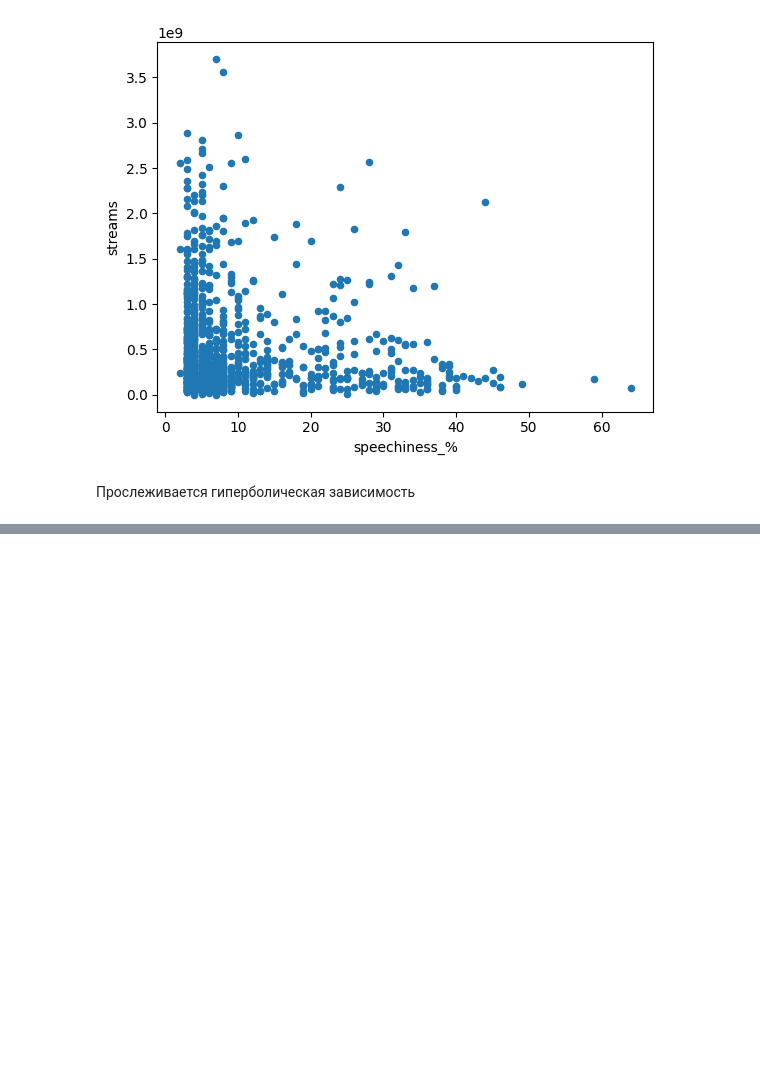
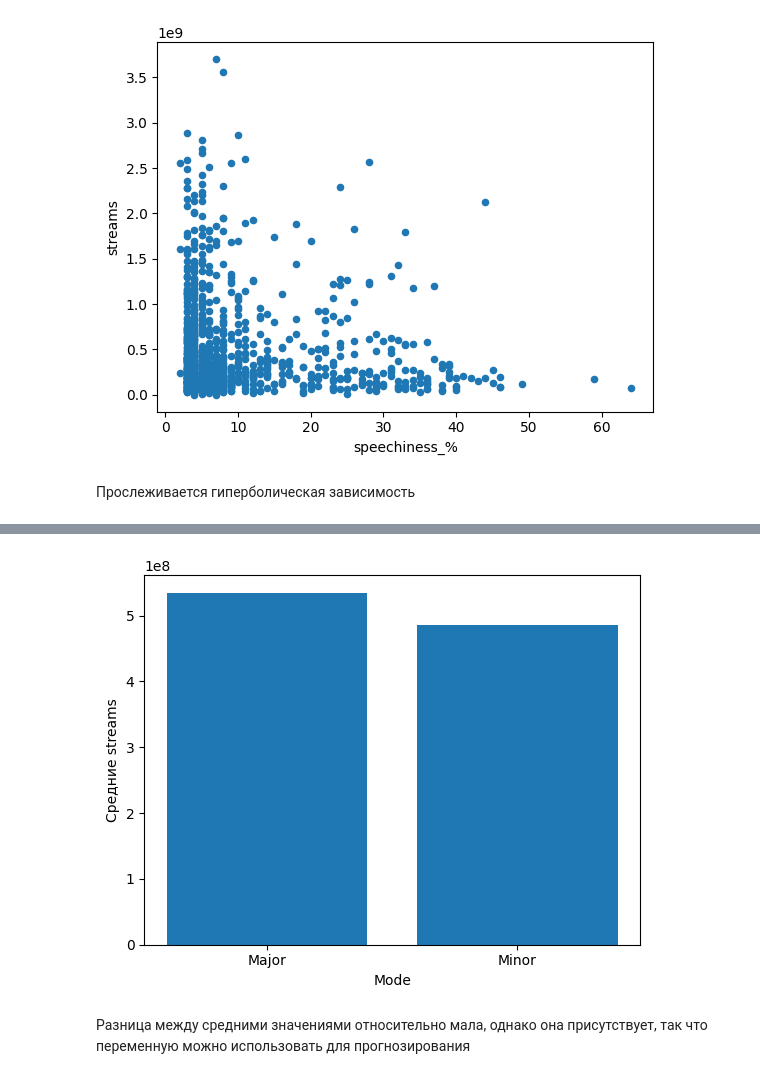
Before and after one commit to PolinaKliushova/ai_labs, a Jupyter notebook: 02_lab_EDA.ipynb, the cells around one changed output, grey strips where cells are left out. Drawn from its saved outputs; the diff is of its cells as text; code cells hidden in the pictures; blank space fills up the shorter version.

```diff
--- a/02_lab_EDA.ipynb
+++ b/02_lab_EDA.ipynb
@@ -287,3 +287,6 @@ data.plot(x='speechiness_%', y='streams', kind='scatter')
 [figure]
 # %% [markdown]
 Прослеживается гиперболическая зависимость
+# %%
+means = data.groupby('mode')['streams'].mean()
+means
@@ -289,0 +299,9 @@ data.plot(x='speechiness_%', y='streams', kind='scatter')
+# %%
+plt.bar(means.index, means)
+plt.xlabel("Mode")
+plt.ylabel("Средние streams")
+plt.show()
+# %% [output]
+[figure, added]
+# %% [markdown]
+Разница между средними значениями относительно мала, однако она присутствует, так что переменную можно использовать для прогнозирования
```
Also changed, not shown: parts of 1 cell of this notebook.
